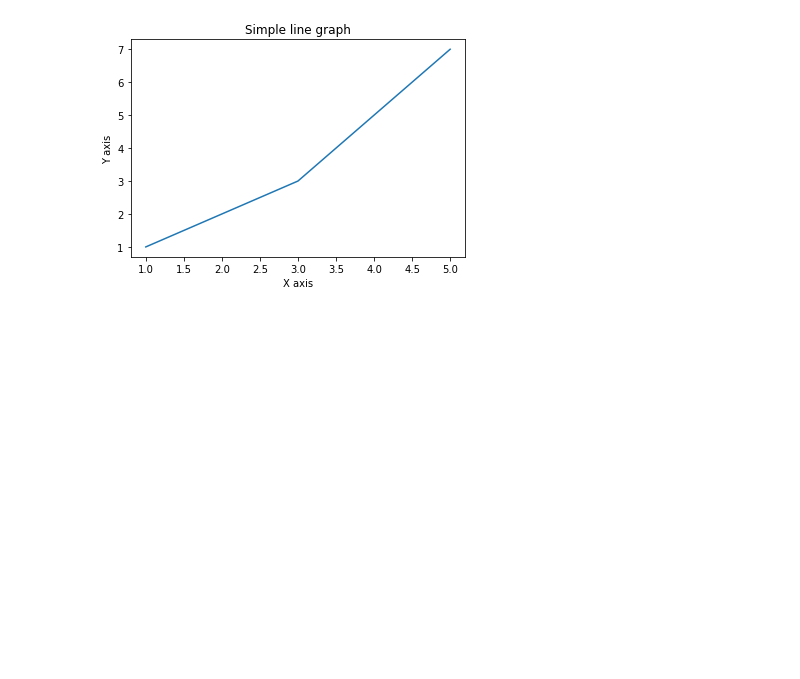
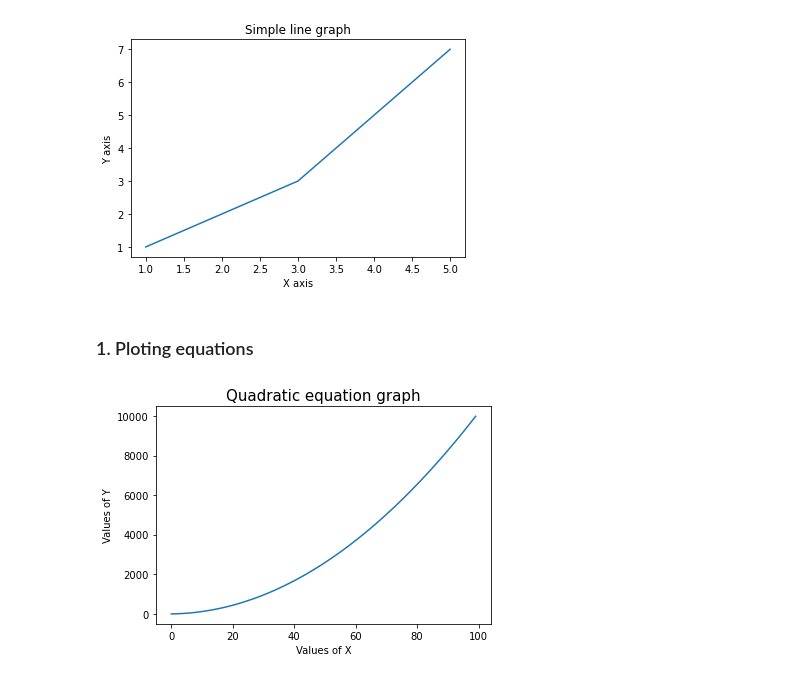
Before and after one commit to sreeh4ri/ictk_projects, a Jupyter notebook: notebooks/ex-matplotlib-basics.ipynb, the cells around one changed output. Drawn from its saved outputs; the diff is of its cells as text; code cells hidden in the pictures; blank space fills up the shorter version.

```diff
--- a/notebooks/ex-matplotlib-basics.ipynb
+++ b/notebooks/ex-matplotlib-basics.ipynb
@@ -14,3 +13,18 @@ plt.ylabel('Y axis')
 # %% [output]
 Text(0, 0.5, 'Y axis')
 [figure]
+# %% [markdown]
+###  1. Ploting equations
+# %%
+def plotter(x,y,title):
+    plt.plot(x,y)
+    plt.title(title, fontsize=15)
+    plt.xlabel("Values of X")
+    plt.ylabel("Values of Y")
+    plt.show()
+# %%
+x = np.arange(0,100)
+y = x*x + 2*x -12
+plotter(x,y,'Quadratic equation graph')
+# %% [output]
+[figure, added]
```
Also changed, not shown: parts of 19 cells of this notebook.
